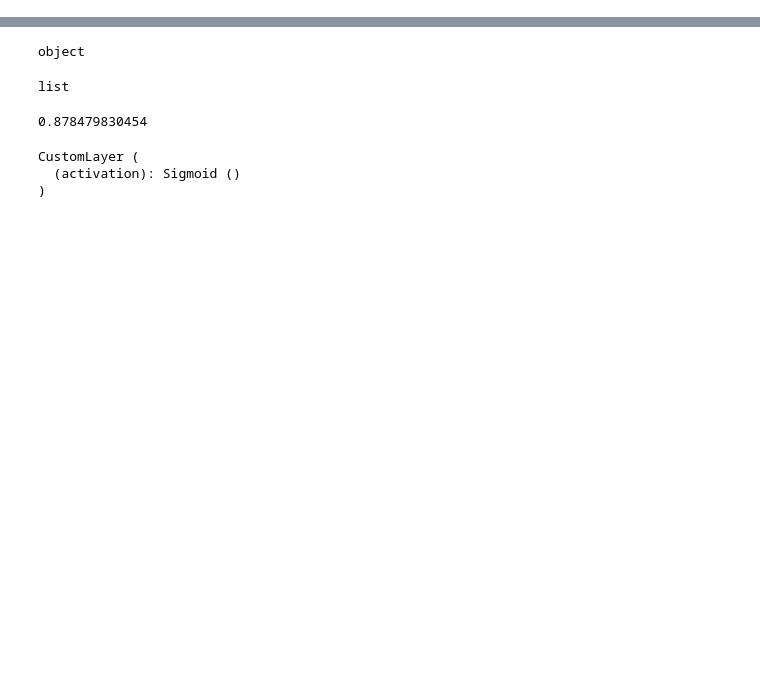
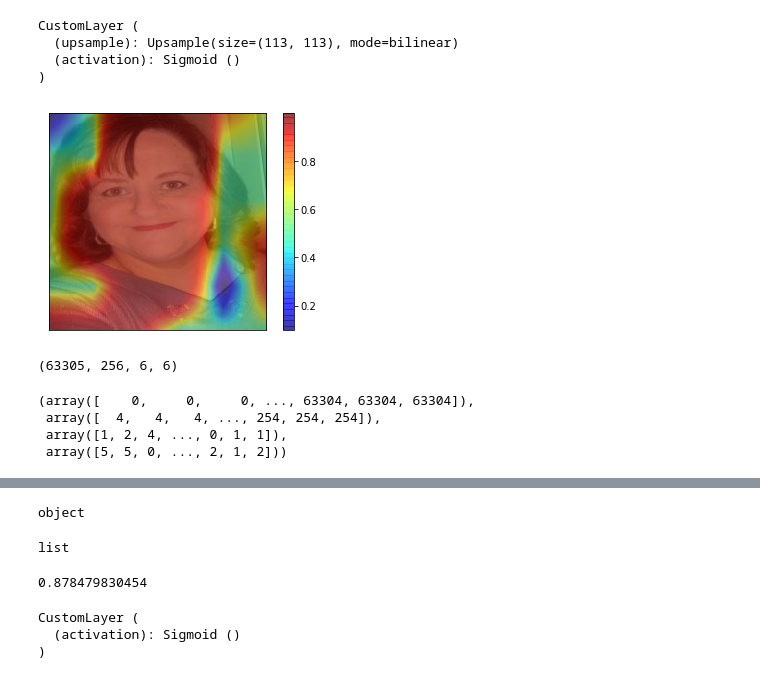
Before and after one commit to bonyuta0204/net2vec, a Jupyter notebook: src/playground.ipynb, the cells around one changed output, grey strips where cells are left out. Saved outputs shown, nothing was run; the diff lists cells and outputs as text; code cells hidden in the pictures; blank space fills up the shorter version.

```diff
--- a/src/playground.ipynb
+++ b/src/playground.ipynb
@@ -87,0 +139,34 @@ array([  5.44611737e-03,   5.31548494e-03,   5.77252870e-03,
+# %%
+model = CustomLayer(K, upsample=True, up_size=(113, 113), act=True, positive=False)
+model.weight.data[...] = torch.Tensor(weights[label_i])
+if cuda:
+    model.cuda()
+model.eval()
+# %% [output]
+CustomLayer (
+  (upsample): Upsample(size=(113, 113), mode=bilinear)
+  (activation): Sigmoid ()
+)
+# %%
+img_i = best_imgs_idx[9]
+# %%
+input = torch.Tensor((blobdata[img_i] > thresh).astype(float)).unsqueeze(0)
+input_var = Variable(input.cuda(), volatile=True) if cuda else Variable(input, volatile=True)
+# %%
+output_var = model(input_var)
+# %%
+soft_mask = output_var.data.cpu().numpy()
+mask = (soft_mask > 0.5).astype(float)
+# %%
+f, ax = plt.subplots(1,1)
+img = imread(ds.filename(img_i))
+#ax.imshow(imresize(img, size=soft_mask.shape, interp='bilinear'))
+#cax = ax.imshow(soft_mask, alpha=0.5, cmap='jet')
+ax.imshow(img)
+cax = ax.imshow(imresize(soft_mask, size=img.shape[:2], interp='bilinear', mode='F'), alpha=0.5, cmap='jet')
+f.colorbar(cax)
+ax.set_xticks([])
+ax.set_yticks([])
+plt.show()
+# %% [output]
+[figure, added]
@@ -87,0 +176,12 @@ array([  5.44611737e-03,   5.31548494e-03,   5.77252870e-03,
+# %%
+def activation_visualization_single(filter_i, img_i):
+    img = im
+# %% [output]
+(63305, 256, 6, 6)
+# %%
+np.where(blobdata > thresh)
+# %% [output]
+(array([    0,     0,     0, ..., 63304, 63304, 63304]),
+ array([  4,   4,   4, ..., 254, 254, 254]),
+ array([1, 2, 4, ..., 0, 1, 1]),
+ array([5, 5, 0, ..., 2, 1, 2]))
```
Also changed, not shown: parts of 25 cells of this notebook, 1 other file.
